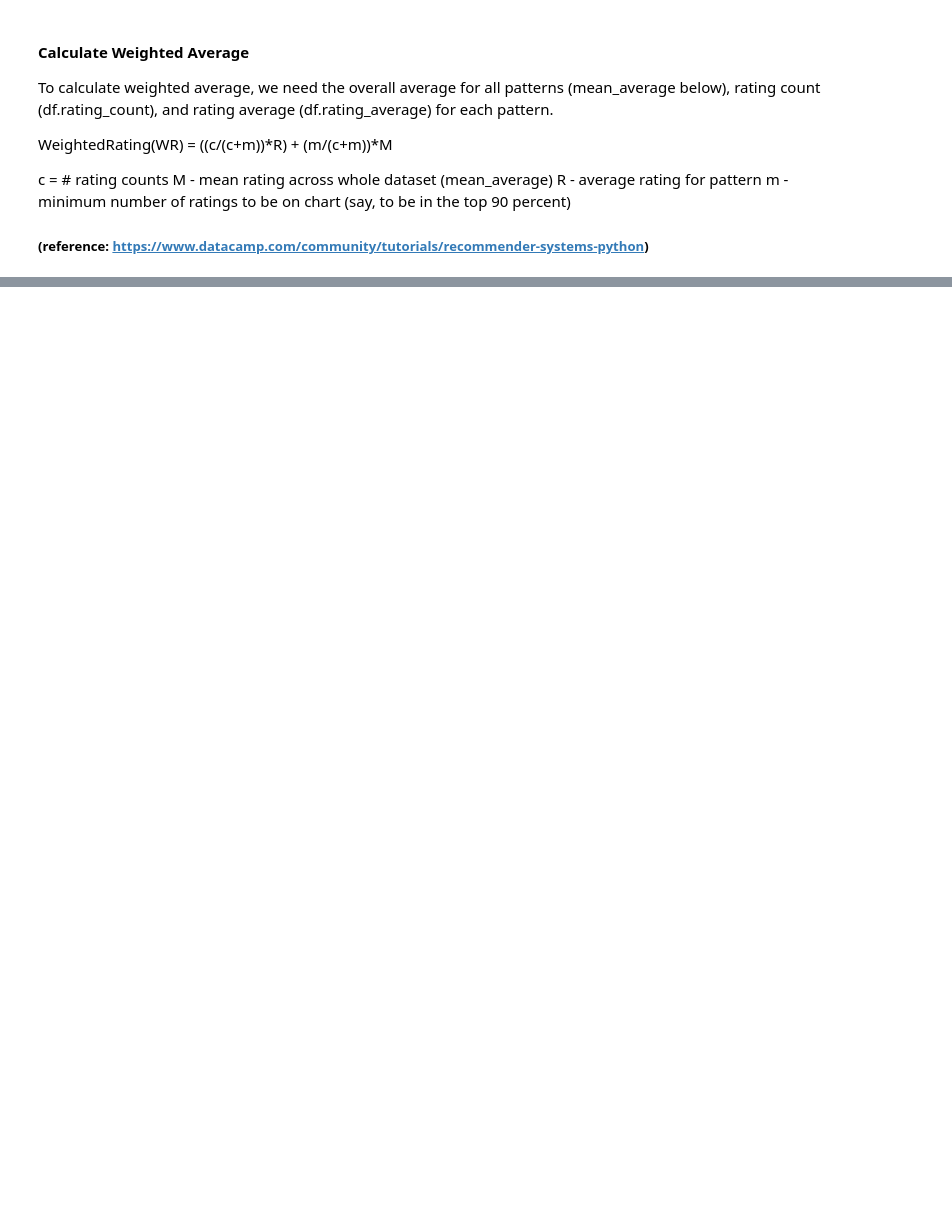
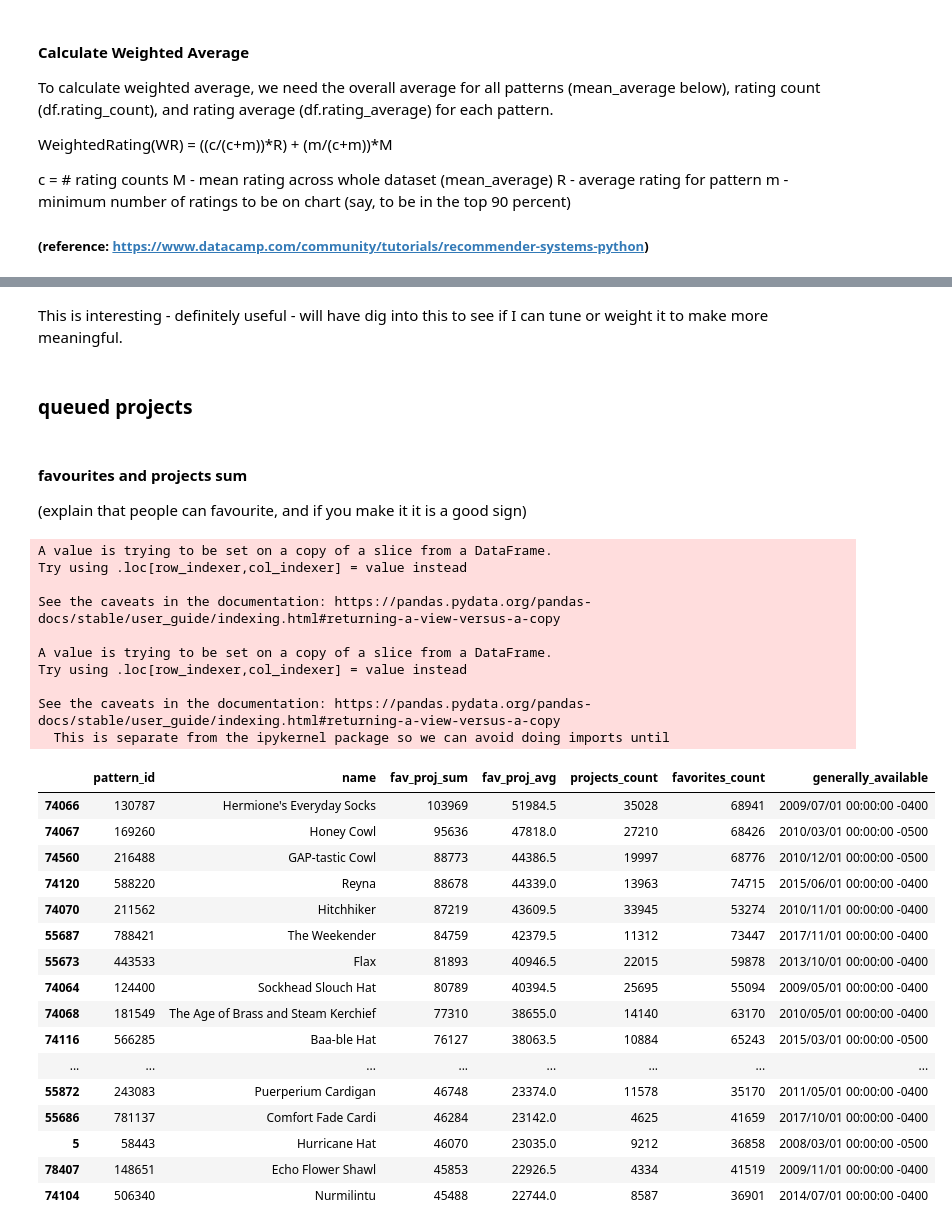
Before and after one commit to LilaKelland/Ravelry-Recommender-Engine, a Jupyter notebook: 2.1-simple-recommender.ipynb, the cells around one changed output, grey strips where cells are left out. Drawn from its saved outputs; the diff is of its cells as text; code cells hidden in the pictures; blank space fills up the shorter version.

```diff
--- a/2.1-simple-recommender.ipynb
+++ b/2.1-simple-recommender.ipynb
@@ -156,0 +256,42 @@ KeyError: 'project_count'
+# %% [markdown]
+This is interesting - definitely useful - will have dig into this to see if I can tune or weight it to make more meaningful.
+# %% [markdown]
+### queued projects
+# %% [markdown]
+#### favourites and projects sum
+(explain that people can favourite, and if you make it it is a good sign)
+# %%
+fav_proj_df = patterns[['pattern_id', 'name', 'projects_count','favorites_count', 'generally_available']]
+fav_proj_df['fav_proj_sum'] = fav_proj_df.favorites_count+ fav_proj_df.projects_count
+fav_proj_df['fav_proj_avg'] = fav_proj_df['fav_proj_sum']/2
+fav_proj_df= fav_proj_df[['pattern_id', 'name', 'fav_proj_sum', 'fav_proj_avg','projects_count', 'favorites_count','generally_available']].sort_values(
+    'fav_proj_avg', ascending=False)
+fav_proj_df[0:60]
+# %% [output]
+A value is trying to be set on a copy of a slice from a DataFrame.
+Try using .loc[row_indexer,col_indexer] = value instead
+
+See the caveats in the documentation: https://pandas.pydata.org/pandas-docs/stable/user_guide/indexing.html#returning-a-view-versus-a-copy
+
+A value is trying to be set on a copy of a slice from a DataFrame.
+Try using .loc[row_indexer,col_indexer] = value instead
+
+See the caveats in the documentation: https://pandas.pydata.org/pandas-docs/stable/user_guide/indexing.html#returning-a-view-versus-a-copy
+  This is separate from the ipykernel package so we can avoid doing imports until
+|  | pattern_id | name | fav_proj_sum | fav_proj_avg | projects_count | favorites_count | generally_available |
+| 74066 | 130787 | Hermione's Everyday Socks | 103969 | 51984.5 | 35028 | 68941 | 2009/07/01 00:00:00 -0400 |
+| 74067 | 169260 | Honey Cowl | 95636 | 47818.0 | 27210 | 68426 | 2010/03/01 00:00:00 -0500 |
+| 74560 | 216488 | GAP-tastic Cowl | 88773 | 44386.5 | 19997 | 68776 | 2010/12/01 00:00:00 -0500 |
+| 74120 | 588220 | Reyna | 88678 | 44339.0 | 13963 | 74715 | 2015/06/01 00:00:00 -0400 |
+| 74070 | 211562 | Hitchhiker | 87219 | 43609.5 | 33945 | 53274 | 2010/11/01 00:00:00 -0400 |
+| 55687 | 788421 | The Weekender | 84759 | 42379.5 | 11312 | 73447 | 2017/11/01 00:00:00 -0400 |
+| 55673 | 443533 | Flax | 81893 | 40946.5 | 22015 | 59878 | 2013/10/01 00:00:00 -0400 |
+| 74064 | 124400 | Sockhead Slouch Hat | 80789 | 40394.5 | 25695 | 55094 | 2009/05/01 00:00:00 -0400 |
+| 74068 | 181549 | The Age of Brass and Steam Kerchief | 77310 | 38655.0 | 14140 | 63170 | 2010/05/01 00:00:00 -0400 |
+| 74116 | 566285 | Baa-ble Hat | 76127 | 38063.5 | 10884 | 65243 | 2015/03/01 00:00:00 -0500 |
+| ... | ... | ... | ... | ... | ... | ... | ... |
+| 55872 | 243083 | Puerperium Cardigan | 46748 | 23374.0 | 11578 | 35170 | 2011/05/01 00:00:00 -0400 |
+| 55686 | 781137 | Comfort Fade Cardi | 46284 | 23142.0 | 4625 | 41659 | 2017/10/01 00:00:00 -0400 |
+| 5 | 58443 | Hurricane Hat | 46070 | 23035.0 | 9212 | 36858 | 2008/03/01 00:00:00 -0500 |
+| 78407 | 148651 | Echo Flower Shawl | 45853 | 22926.5 | 4334 | 41519 | 2009/11/01 00:00:00 -0400 |
+| 74104 | 506340 | Nurmilintu | 45488 | 22744.0 | 8587 | 36901 | 2014/07/01 00:00:00 -0400 |
```
Also changed, not shown: parts of 20 cells of this notebook, 11 other files.
